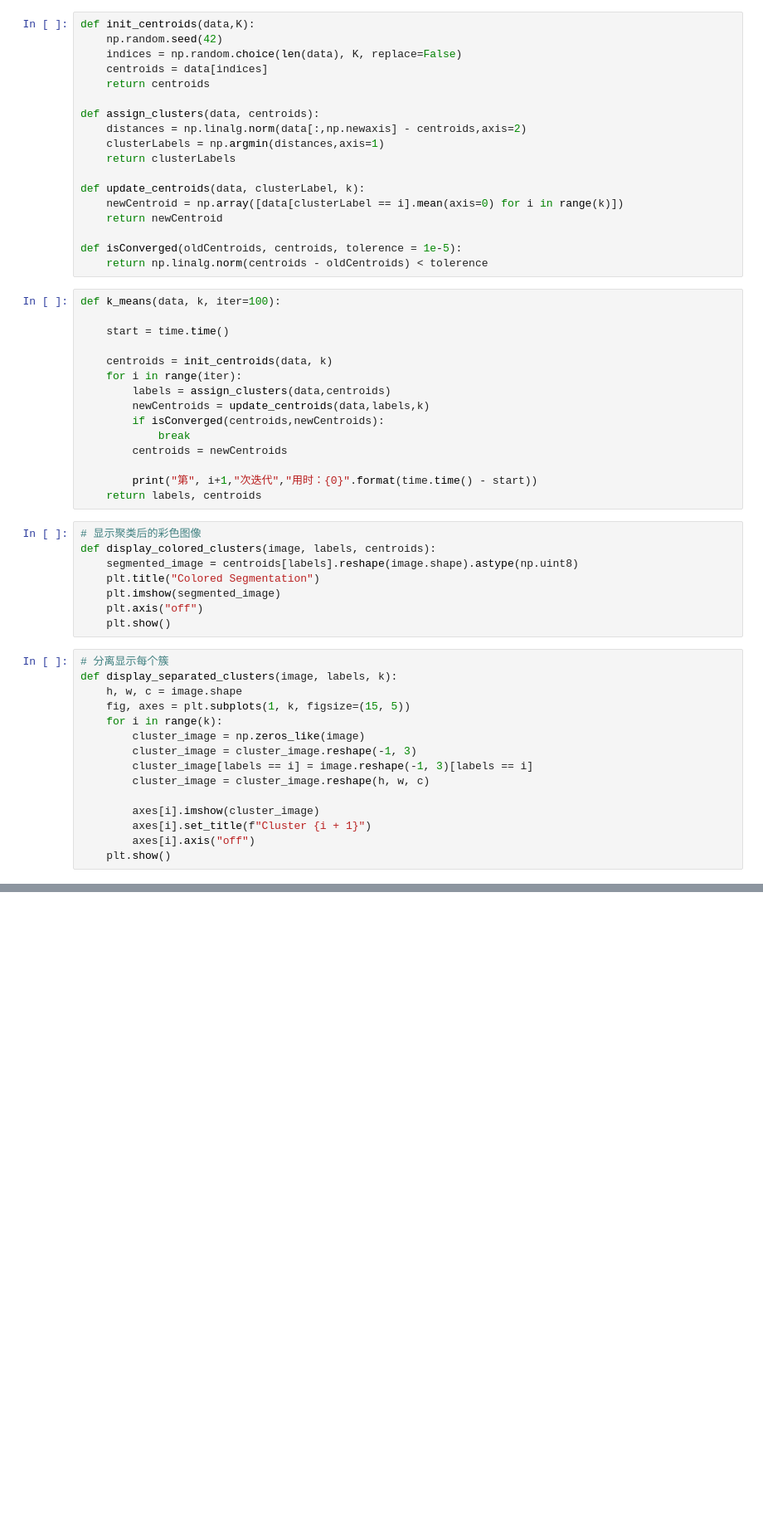
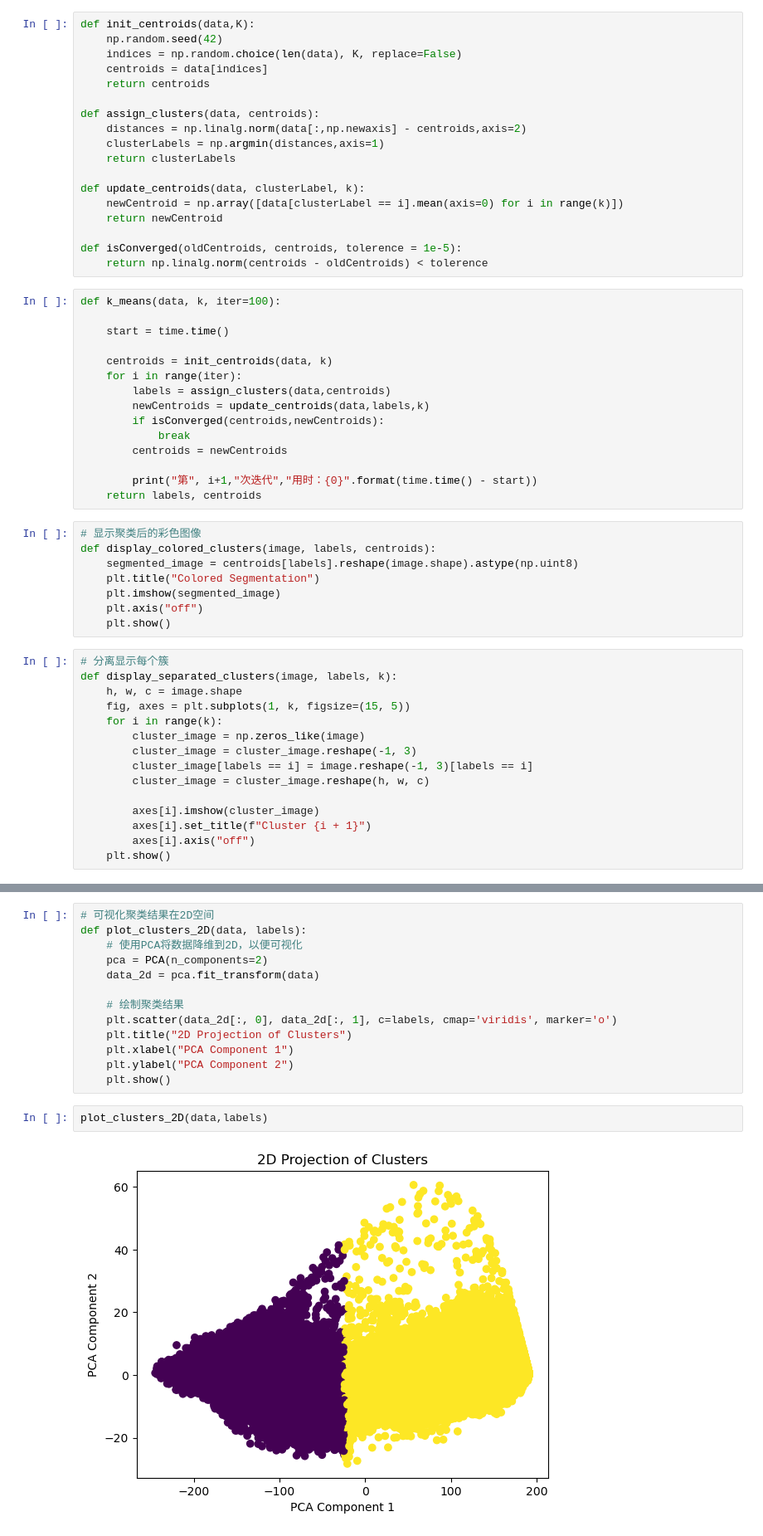
Before and after one commit to YuanHiO/patternRecognition, a Jupyter notebook: src/courseWork3/k-means.ipynb, the cells around one changed output, grey strips where cells are left out. Shown: that part at 83% size. Drawn from its saved outputs; the diff is of its cells as text; blank space fills up the shorter version.

```diff
--- a/src/courseWork3/k-means.ipynb
+++ b/src/courseWork3/k-means.ipynb
@@ -84,0 +105,17 @@ def display_separated_clusters(image, labels, k):
+# %%
+# 可视化聚类结果在2D空间
+def plot_clusters_2D(data, labels):
+    # 使用PCA将数据降维到2D，以便可视化
+    pca = PCA(n_components=2)
+    data_2d = pca.fit_transform(data)
+
+    # 绘制聚类结果
+    plt.scatter(data_2d[:, 0], data_2d[:, 1], c=labels, cmap='viridis', marker='o')
+    plt.title("2D Projection of Clusters")
+    plt.xlabel("PCA Component 1")
+    plt.ylabel("PCA Component 2")
+    plt.show()
+# %%
+plot_clusters_2D(data,labels)
+# %% [output]
+[figure, added]
```
Also changed, not shown: parts of 6 cells of this notebook, 1 other file.
